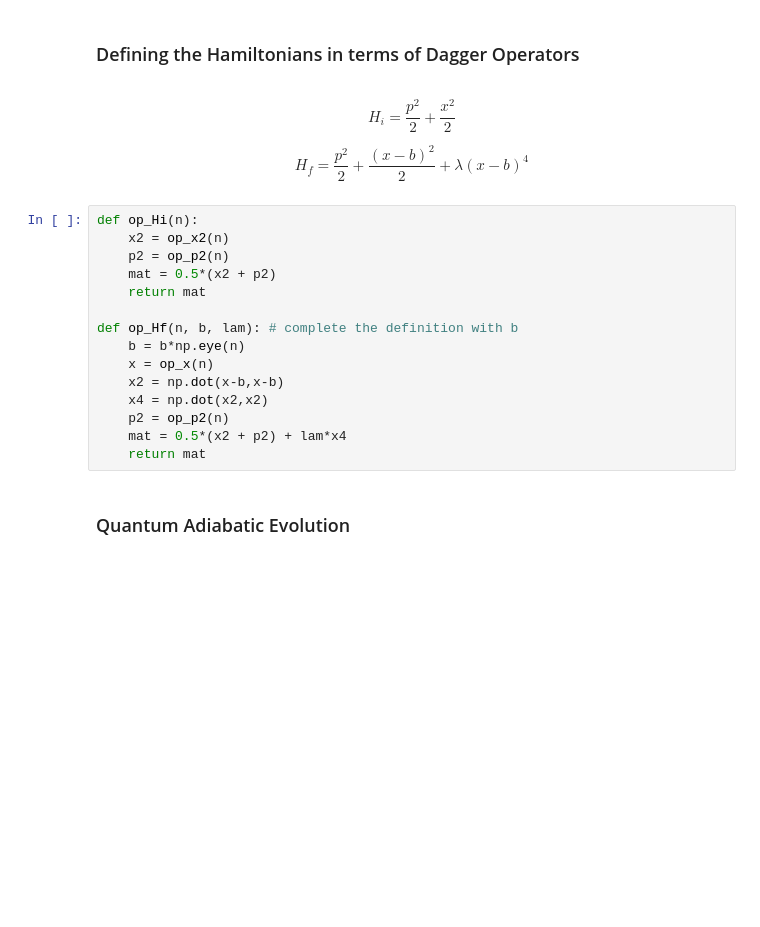
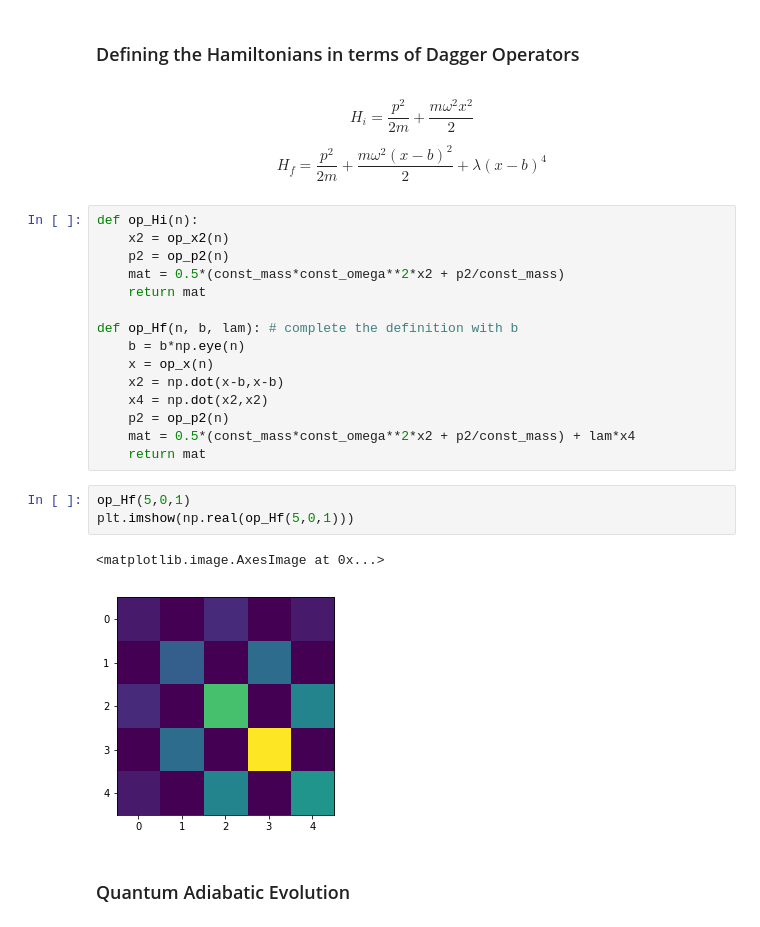
Before and after one commit to sanand13/Quantum-Adiabatic-Evolution, a Jupyter notebook: Physics 231 - Final Project.ipynb, the cells around one changed output. Saved outputs shown, nothing was run; the diff lists cells and outputs as text; blank space fills up the shorter version.

```diff
--- a/Physics 231 - Final Project.ipynb
+++ b/Physics 231 - Final Project.ipynb
@@ -123,14 +132,14 @@ def op_x4(n):
 # %% [markdown]
 ### Defining the Hamiltonians in terms of Dagger Operators
 # %% [markdown]
-$$H_i = \frac{p^2}{2} + \frac{x^2}{2}$$
+$$H_i = \frac{p^2}{2m} + \frac{m\omega^2 x^2}{2}$$
 
-$$H_f = \frac{p^2}{2} + \frac{(x-b)^2}{2} + \lambda(x-b)^4 $$
+$$H_f = \frac{p^2}{2m} + \frac{m\omega^2(x-b)^2}{2} + \lambda (x-b)^4 $$
 # %%
 def op_Hi(n):
     x2 = op_x2(n)
     p2 = op_p2(n)
-    mat = 0.5*(x2 + p2)
+    mat = 0.5*(const_mass*const_omega**2*x2 + p2/const_mass)
     return mat
 
 def op_Hf(n, b, lam): # complete the definition with b
@@ -139,8 +148,14 @@ def op_Hf(n, b, lam): # complete the definition with b
     x2 = np.dot(x-b,x-b)
     x4 = np.dot(x2,x2)
     p2 = op_p2(n)
-    mat = 0.5*(x2 + p2) + lam*x4
+    mat = 0.5*(const_mass*const_omega**2*x2 + p2/const_mass) + lam*x4
     return mat
+# %%
+op_Hf(5,0,1)
+plt.imshow(np.real(op_Hf(5,0,1)))
+# %% [output]
+<matplotlib.image.AxesImage at 0x...>
+[figure, added]
 # %% [markdown]
 ### Quantum Adiabatic Evolution
 # %% [markdown]
```
Also changed, not shown: parts of 22 cells of this notebook.
